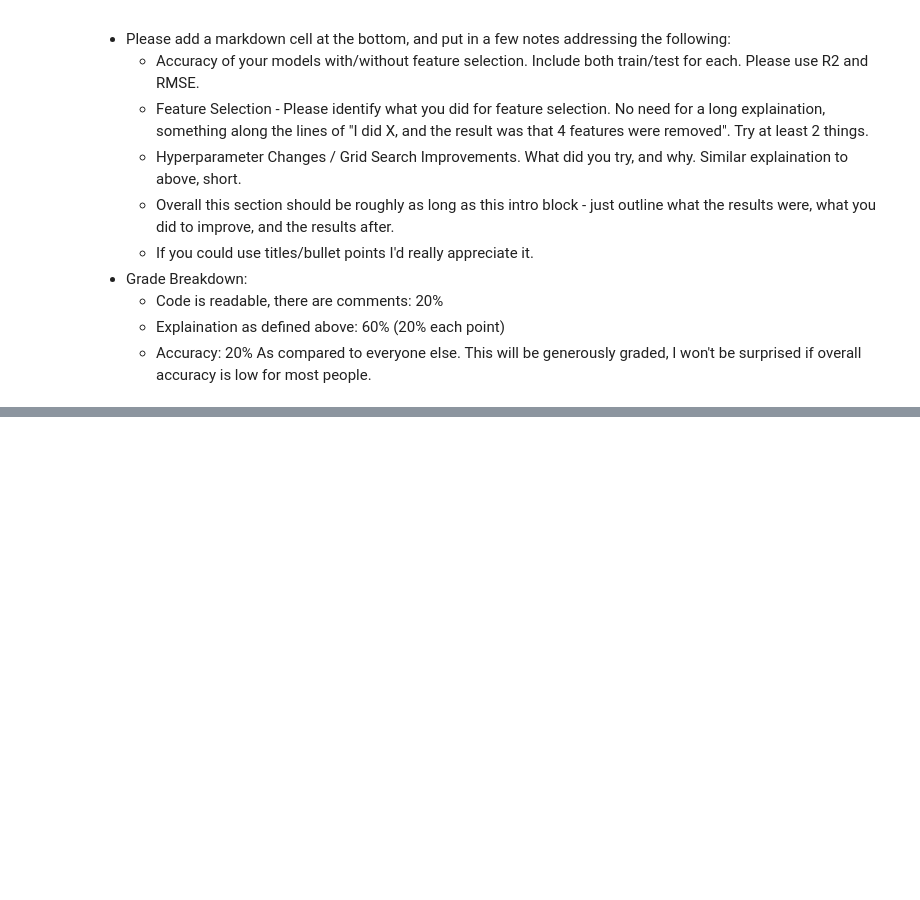
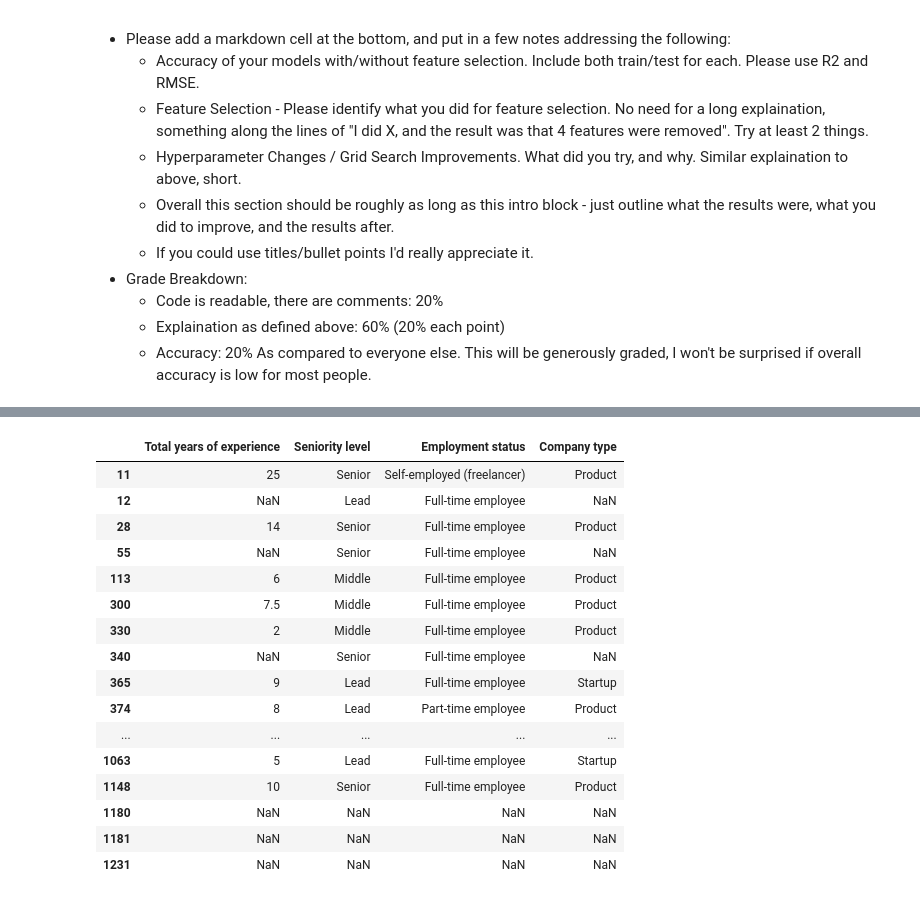
Before and after one commit to twelsah2011/ItML_Asn_2_Students, a Jupyter notebook: assignment_2_start.ipynb, the cells around one changed output, grey strips where cells are left out. Cells and saved outputs as stored; diff of their text form; code cells hidden in the pictures; blank space fills up the shorter version.

```diff
--- a/assignment_2_start.ipynb
+++ b/assignment_2_start.ipynb
@@ -85,0 +163,20 @@ df.sample(5)
+# %%
+df[df['Age'].isnull()][['Total years of experience', 'Seniority level', 'Employment status', 'Company type']]
+# %% [output]
+|  | Total years of experience | Seniority level | Employment status | Company type |
+| 11 | 25 | Senior | Self-employed (freelancer) | Product |
+| 12 | NaN | Lead | Full-time employee | NaN |
+| 28 | 14 | Senior | Full-time employee | Product |
+| 55 | NaN | Senior | Full-time employee | NaN |
+| 113 | 6 | Middle | Full-time employee | Product |
+| 300 | 7.5 | Middle | Full-time employee | Product |
+| 330 | 2 | Middle | Full-time employee | Product |
+| 340 | NaN | Senior | Full-time employee | NaN |
+| 365 | 9 | Lead | Full-time employee | Startup |
+| 374 | 8 | Lead | Part-time employee | Product |
+| ... | ... | ... | ... | ... |
+| 1063 | 5 | Lead | Full-time employee | Startup |
+| 1148 | 10 | Senior | Full-time employee | Product |
+| 1180 | NaN | NaN | NaN | NaN |
+| 1181 | NaN | NaN | NaN | NaN |
+| 1231 | NaN | NaN | NaN | NaN |
```
Also changed, not shown: parts of 60 cells of this notebook, 1 other file.
